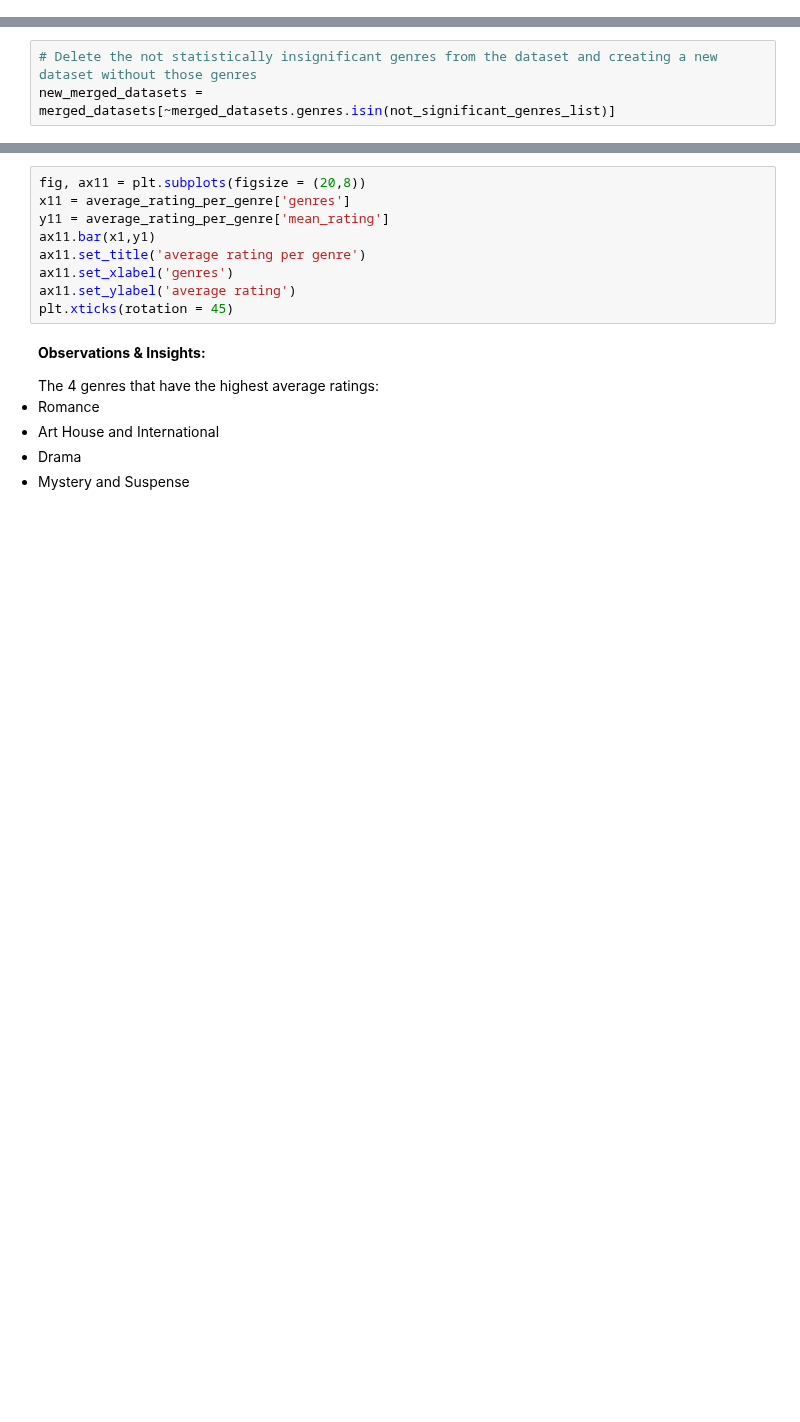
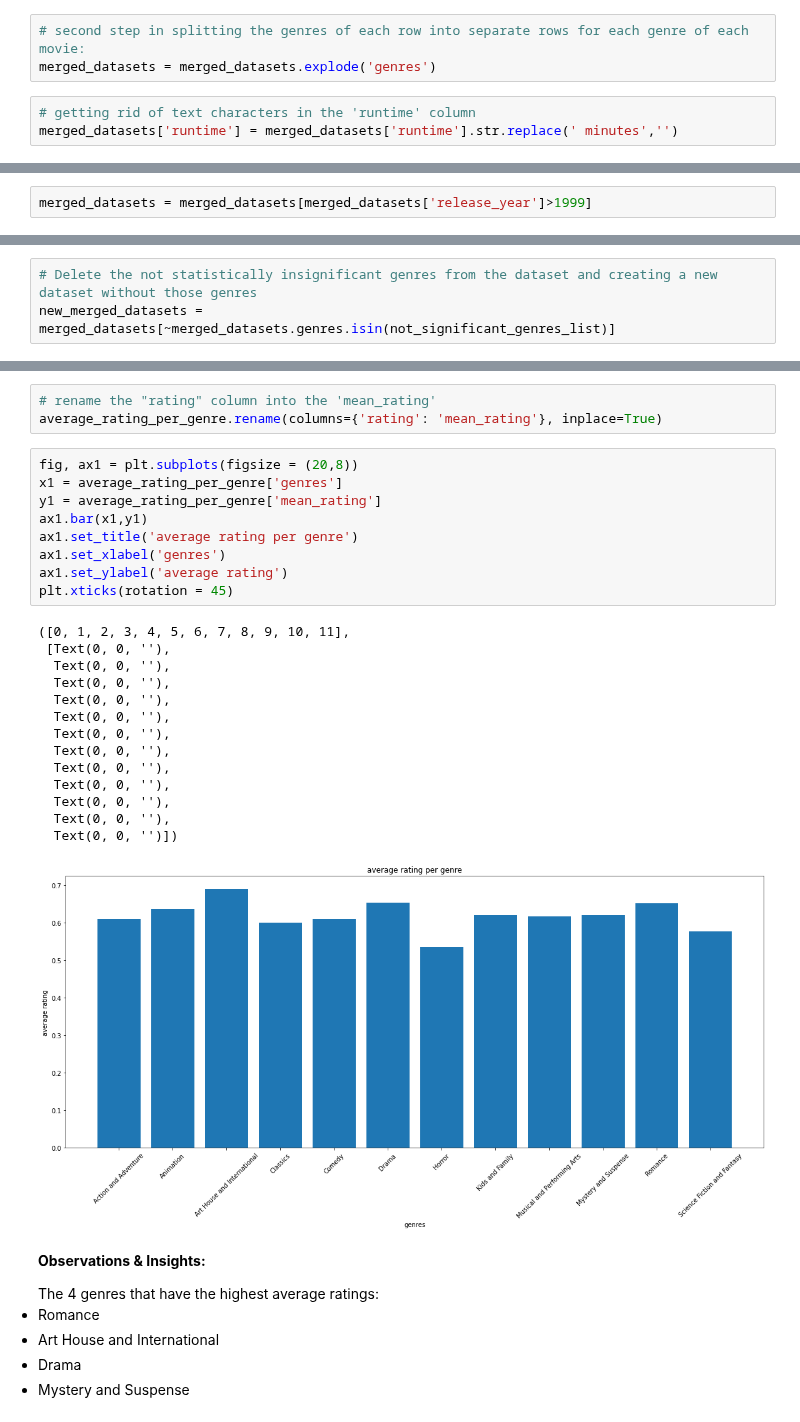
Before and after one commit to alpacanonymous/project1, a Jupyter notebook: final_notebook.ipynb, the cells around one changed output, grey strips where cells are left out. Saved outputs shown, nothing was run; the diff lists cells and outputs as text; blank space fills up the shorter version.

```diff
--- a/final_notebook.ipynb
+++ b/final_notebook.ipynb
@@ -209,3 +348,9 @@ new_rt_movie_info.head()
+# %%
+# second step in splitting the genres of each row into separate rows for each genre of each movie:
+merged_datasets = merged_datasets.explode('genres')
+# %%
+# getting rid of text characters in the 'runtime' column
+merged_datasets['runtime'] = merged_datasets['runtime'].str.replace(' minutes','')
 # %%
 # Convert the 'runtime' column's string values into floats
 merged_datasets['runtime'] = pd.to_numeric(merged_datasets['runtime'])
@@ -216,0 +394,2 @@ merged_datasets['genres'].value_counts()
+# %%
+merged_datasets = merged_datasets[merged_datasets['release_year']>1999]
@@ -237,12 +553,30 @@ average_rating_per_genre
+# %%
+# rename the "rating" column into the 'mean_rating'
+average_rating_per_genre.rename(columns={'rating': 'mean_rating'}, inplace=True)
 # %%
-fig, ax11 = plt.subplots(figsize = (20,8))
-x11 = average_rating_per_genre['genres']
-y11 = average_rating_per_genre['mean_rating']
-ax11.bar(x1,y1)
-ax11.set_title('average rating per genre')
-ax11.set_xlabel('genres')
-ax11.set_ylabel('average rating')
+fig, ax1 = plt.subplots(figsize = (20,8))
+x1 = average_rating_per_genre['genres']
+y1 = average_rating_per_genre['mean_rating']
+ax1.bar(x1,y1)
+ax1.set_title('average rating per genre')
+ax1.set_xlabel('genres')
+ax1.set_ylabel('average rating')
 plt.xticks(rotation = 45)
+# %% [output]
+([0, 1, 2, 3, 4, 5, 6, 7, 8, 9, 10, 11],
+ [Text(0, 0, ''),
+  Text(0, 0, ''),
+  Text(0, 0, ''),
+  Text(0, 0, ''),
+  Text(0, 0, ''),
+  Text(0, 0, ''),
+  Text(0, 0, ''),
+  Text(0, 0, ''),
+  Text(0, 0, ''),
+  Text(0, 0, ''),
+  Text(0, 0, ''),
+  Text(0, 0, '')])
+[figure, added]
 # %% [markdown]
 **Observations & Insights:**
 <ul>
```
Also changed, not shown: parts of 60 cells of this notebook.
